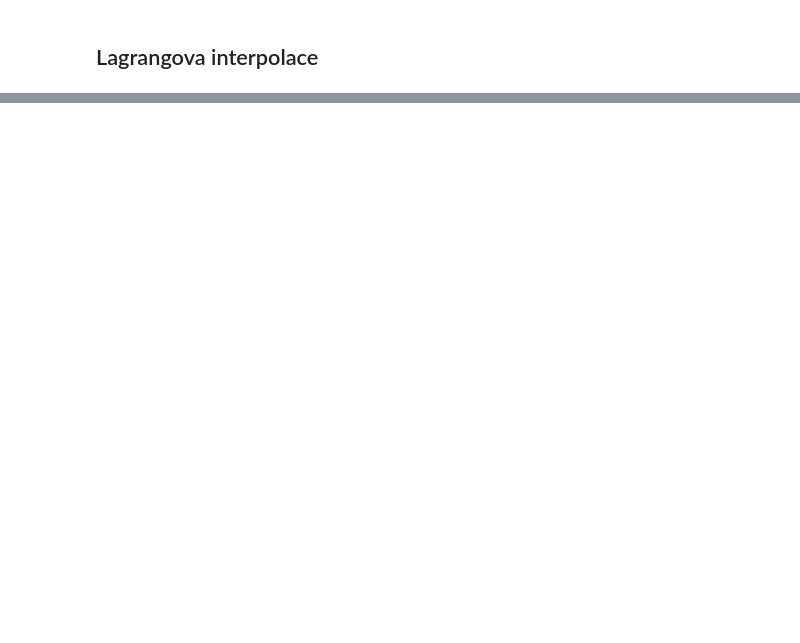
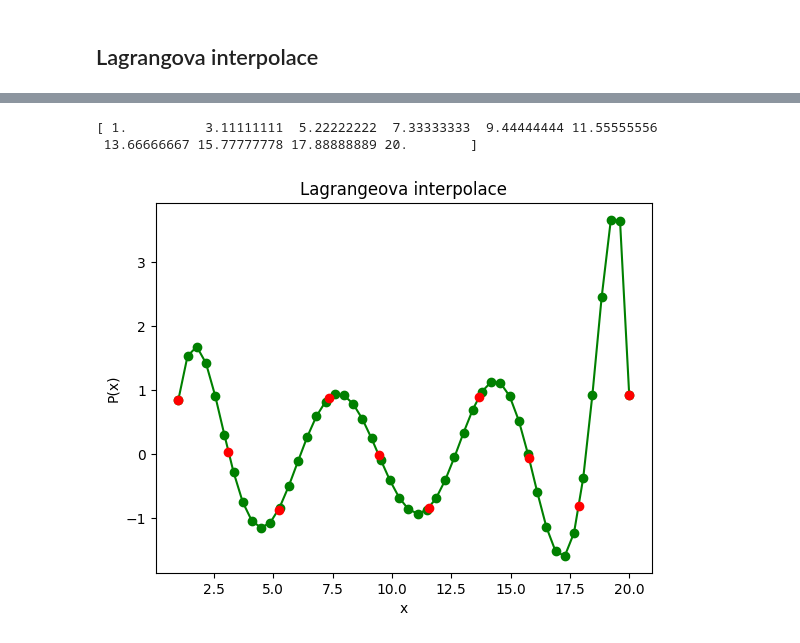
Before and after one commit to Marty808s/STATNICE-SZZ-PB_SZZ-VB, a Jupyter notebook: MSW/modely_a_interpolace.ipynb, the cells around one changed output, grey strips where cells are left out. Drawn from its saved outputs; the diff is of its cells as text; code cells hidden in the pictures; blank space fills up the shorter version.

```diff
--- a/MSW/MSW_test.ipynb
+++ b/MSW/modely_a_interpolace.ipynb
@@ -245,0 +248,43 @@ plt.show()
+# %%
+# moje funkce
+def f(x):
+    return np.sin(x)
+
+xs = np.linspace(1,20,10)
+ys = f(xs)
+
+print(xs)
+
+# vypočítá lagrangeův polynom v bodě x_eval | xs - vektor x; ys - vektor y
+def lagrangeEval(x_eval, xs, ys):
+    n = len(xs)
+    Ln=0.0 # výsledný polynom
+    for i in range(n):
+        Li = 1.0
+        for j in range(n):
+            if i != j:
+                Li*=((x_eval-xs[j])/(xs[i] - xs[j])) #pomocny polynom
+            else:
+                Li*=1
+        Ln+=ys[i]*Li
+    return Ln
+
+# pole pro vykreslení
+x_plot = np.linspace(min(xs), max(xs), 50)
+y_plot = []
+
+for xc in x_plot:
+    temp = lagrangeEval(xc, xs, ys)
+    y_plot.append(temp)
+
+
+plt.plot(x_plot, y_plot, "go-")
+plt.plot(xs, ys, "ro")
+plt.xlabel("x")
+plt.ylabel("P(x)")
+plt.title("Lagrangeova interpolace")
+plt.show()
+# %% [output]
+[ 1.          3.11111111  5.22222222  7.33333333  9.44444444 11.55555556
+ 13.66666667 15.77777778 17.88888889 20.        ]
+[figure, added]
```
Also changed, not shown: parts of 3 cells of this notebook, 4 other files.
